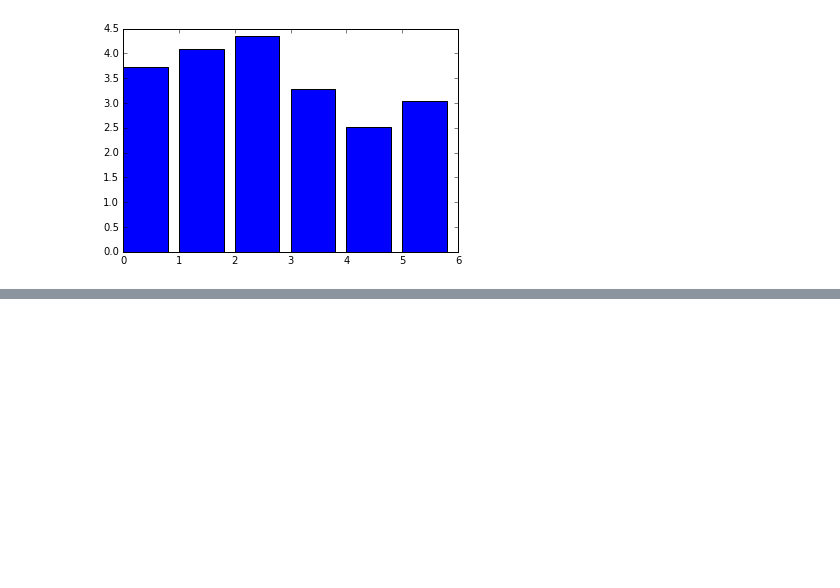
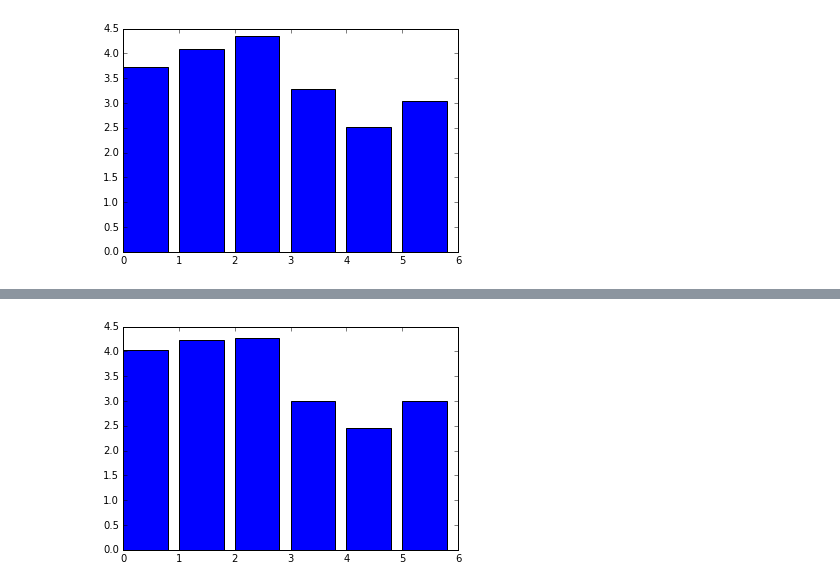
Before and after one commit to agchen92/StarWarsSurvey, a Jupyter notebook: StarWarsSurvey.ipynb, the cells around one changed output, grey strips where cells are left out. Saved outputs shown, nothing was run; the diff lists cells and outputs as text; code cells hidden in the pictures; blank space fills up the shorter version.

Commit message:
Conducted indepth analysis regarding respondent survey.

```diff
--- a/StarWarsSurvey.ipynb
+++ b/StarWarsSurvey.ipynb
@@ -137,0 +147,12 @@ plt.bar(range(6), star_wars[star_wars.columns[9:15]].mean())
+# %%
+#Because a lot of the older movies habe more viewers than the newer ones,
+#it is safe to conclude that those movies are more popular as well.
+#Let's examine how certain segments of the survey population responded.
+#I will split the dataframe into two groups by gender and analyze.
+males = star_wars[star_wars["Gender"] == "Male"]
+females = star_wars[star_wars["Gender"] == "Female"]
+# %%
+plt.bar(range(6), males[males.columns[9:15]].mean())
+plt.show()
+# %% [output]
+[figure, added]
```
Also changed, not shown: parts of 7 cells of this notebook.
